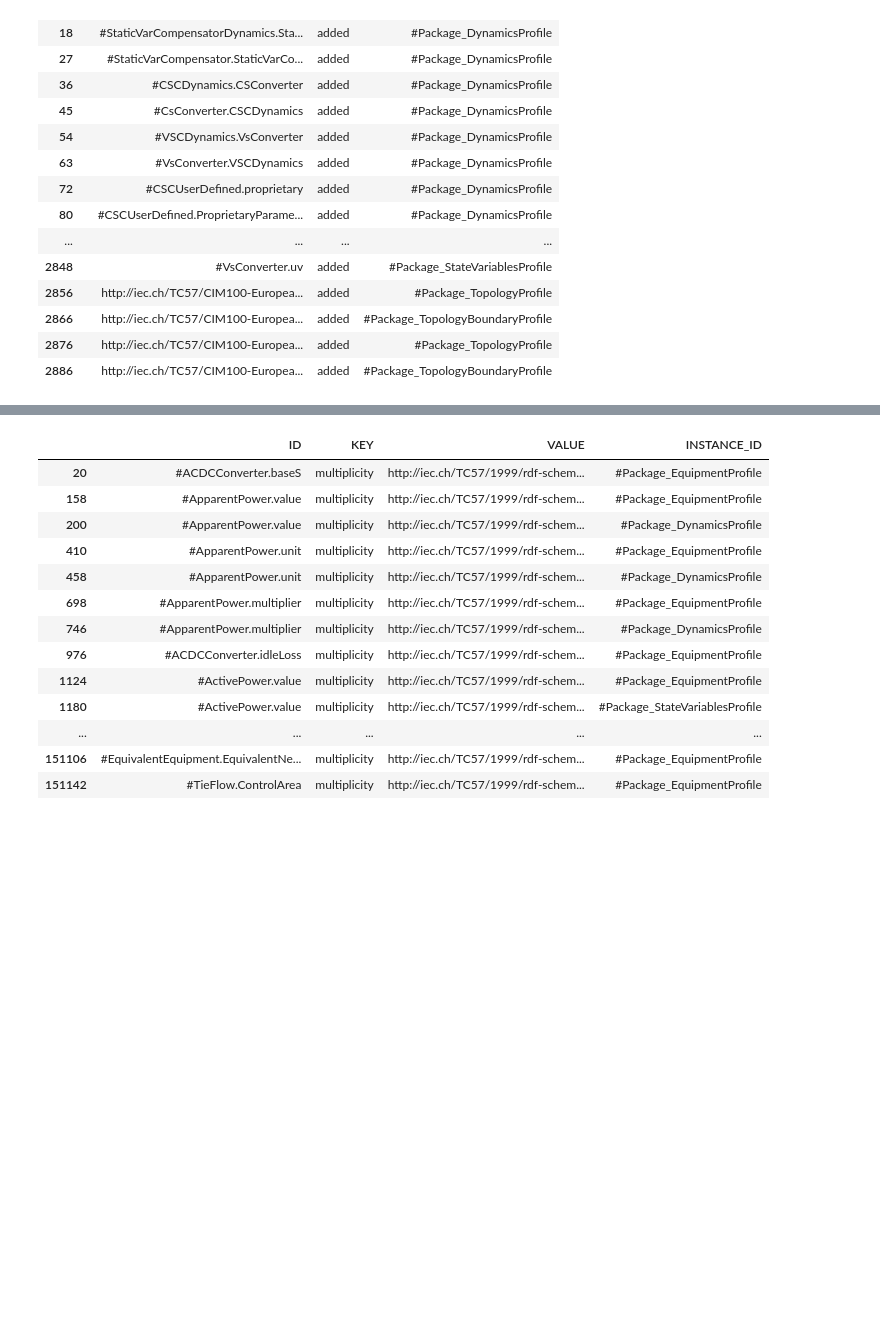
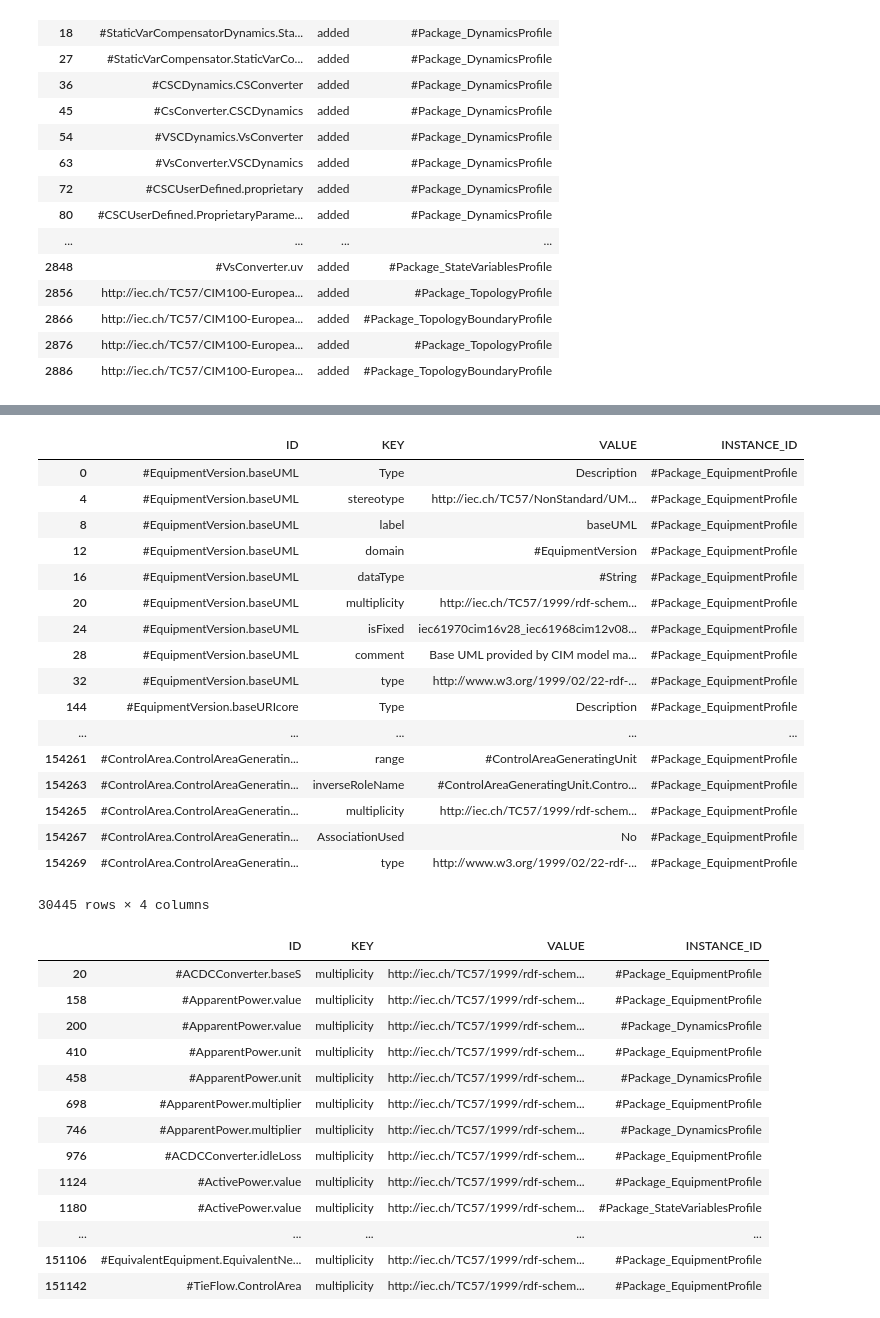
Before and after one commit to Haigutus/USVDM, a Jupyter notebook: Tools/RDF_PARSER/examples/RDFS_comparison.ipynb, the cells around one changed output, grey strips where cells are left out. Cells and saved outputs as stored; diff of their text form; code cells hidden in the pictures; blank space fills up the shorter version.

```diff
--- a/Tools/RDF_PARSER/examples/RDFS_comparison.ipynb
+++ b/Tools/RDF_PARSER/examples/RDFS_comparison.ipynb
@@ -294,3 +389,24 @@ Name: diff, dtype: int64
+# %%
+property_data
+# %% [output]
+|  | ID | KEY | VALUE | INSTANCE_ID |
+| 0 | #EquipmentVersion.baseUML | Type | Description | #Package_EquipmentProfile |
+| 4 | #EquipmentVersion.baseUML | stereotype | http://iec.ch/TC57/NonStandard/UM... | #Package_EquipmentProfile |
+| 8 | #EquipmentVersion.baseUML | label | baseUML | #Package_EquipmentProfile |
+| 12 | #EquipmentVersion.baseUML | domain | #EquipmentVersion | #Package_EquipmentProfile |
+| 16 | #EquipmentVersion.baseUML | dataType | #String | #Package_EquipmentProfile |
+| 20 | #EquipmentVersion.baseUML | multiplicity | http://iec.ch/TC57/1999/rdf-schem... | #Package_EquipmentProfile |
+| 24 | #EquipmentVersion.baseUML | isFixed | iec61970cim16v28_iec61968cim12v08... | #Package_EquipmentProfile |
+| 28 | #EquipmentVersion.baseUML | comment | Base UML provided by CIM model ma... | #Package_EquipmentProfile |
+| 32 | #EquipmentVersion.baseUML | type | http://www.w3.org/1999/02/22-rdf-... | #Package_EquipmentProfile |
+| 144 | #EquipmentVersion.baseURIcore | Type | Description | #Package_EquipmentProfile |
+| ... | ... | ... | ... | ... |
+| 154261 | #ControlArea.ControlAreaGeneratin... | range | #ControlAreaGeneratingUnit | #Package_EquipmentProfile |
+| 154263 | #ControlArea.ControlAreaGeneratin... | inverseRoleName | #ControlAreaGeneratingUnit.Contro... | #Package_EquipmentProfile |
+| 154265 | #ControlArea.ControlAreaGeneratin... | multiplicity | http://iec.ch/TC57/1999/rdf-schem... | #Package_EquipmentProfile |
+| 154267 | #ControlArea.ControlAreaGeneratin... | AssociationUsed | No | #Package_EquipmentProfile |
+| 154269 | #ControlArea.ControlAreaGeneratin... | type | http://www.w3.org/1999/02/22-rdf-... | #Package_EquipmentProfile |
+30445 rows × 4 columns
 # %%
 property_data = data_set[data].merge(data_set[data][~data_set[data].ID.str.contains("Version")].query("VALUE == 'http://www.w3.org/1999/02/22-rdf-syntax-ns#Property'"), on="ID", suffixes=("", "_remove"))[data_set[data].columns].drop_duplicates()
 # %%
```
Also changed, not shown: parts of 4 cells of this notebook, 2 other files.
